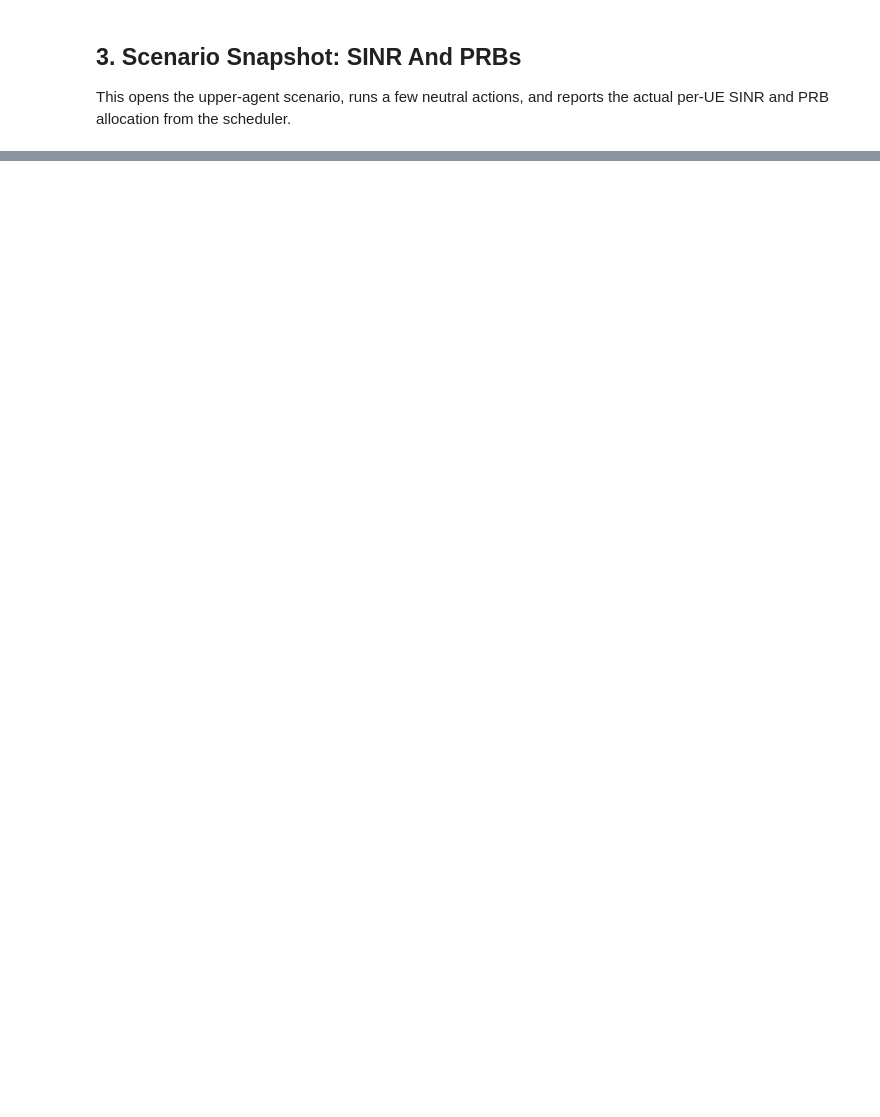
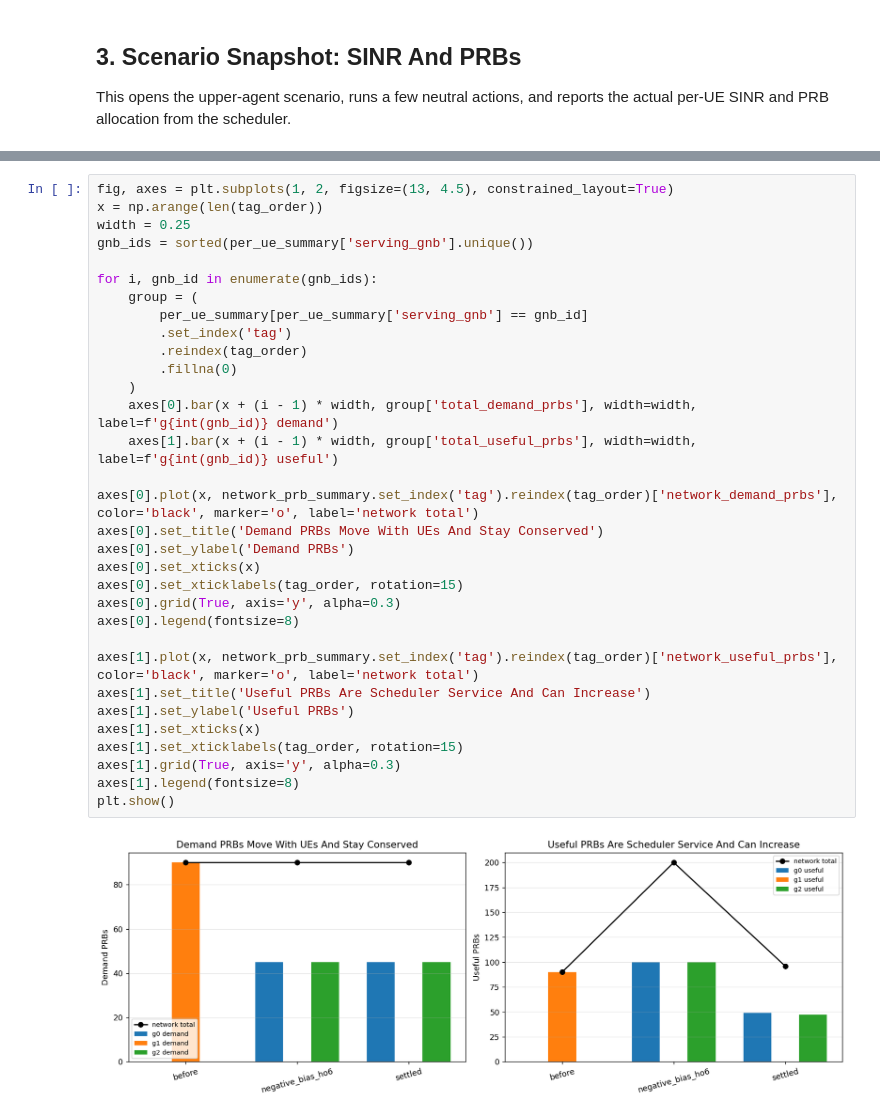
Before and after one commit to oussamaF01/Offset_HRL, a Jupyter notebook: notebooks/new_sinr_prb_radio_budget_check.ipynb, the cells around one changed output, grey strips where cells are left out. Cells and saved outputs as stored; diff of their text form; blank space fills up the shorter version.

```diff
--- a/notebooks/new_sinr_prb_radio_budget_check.ipynb
+++ b/notebooks/new_sinr_prb_radio_budget_check.ipynb
@@ -383,0 +552,34 @@ plt.show()
+# %%
+fig, axes = plt.subplots(1, 2, figsize=(13, 4.5), constrained_layout=True)
+x = np.arange(len(tag_order))
+width = 0.25
+gnb_ids = sorted(per_ue_summary['serving_gnb'].unique())
+
+for i, gnb_id in enumerate(gnb_ids):
+    group = (
+        per_ue_summary[per_ue_summary['serving_gnb'] == gnb_id]
+        .set_index('tag')
+        .reindex(tag_order)
+        .fillna(0)
+    )
+    axes[0].bar(x + (i - 1) * width, group['total_demand_prbs'], width=width, label=f'g{int(gnb_id)} demand')
+    axes[1].bar(x + (i - 1) * width, group['total_useful_prbs'], width=width, label=f'g{int(gnb_id)} useful')
+
+axes[0].plot(x, network_prb_summary.set_index('tag').reindex(tag_order)['network_demand_prbs'], color='black', marker='o', label='network total')
+axes[0].set_title('Demand PRBs Move With UEs And Stay Conserved')
+axes[0].set_ylabel('Demand PRBs')
+axes[0].set_xticks(x)
+axes[0].set_xticklabels(tag_order, rotation=15)
+axes[0].grid(True, axis='y', alpha=0.3)
+axes[0].legend(fontsize=8)
+
+axes[1].plot(x, network_prb_summary.set_index('tag').reindex(tag_order)['network_useful_prbs'], color='black', marker='o', label='network total')
+axes[1].set_title('Useful PRBs Are Scheduler Service And Can Increase')
+axes[1].set_ylabel('Useful PRBs')
+axes[1].set_xticks(x)
+axes[1].set_xticklabels(tag_order, rotation=15)
+axes[1].grid(True, axis='y', alpha=0.3)
+axes[1].legend(fontsize=8)
+plt.show()
+# %% [output]
+[figure, added]
```
Also changed, not shown: parts of 15 cells of this notebook, 30 other files.
